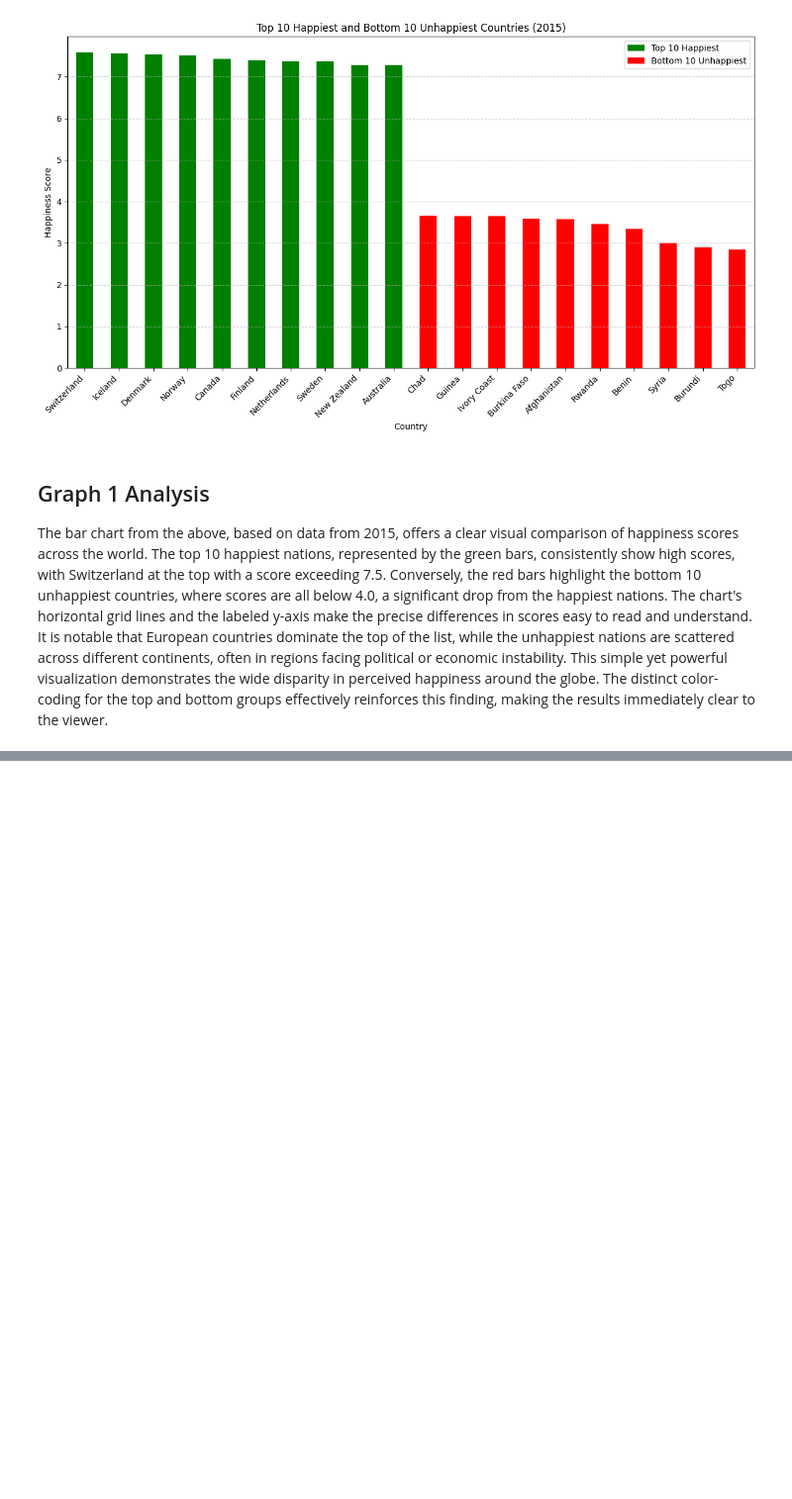
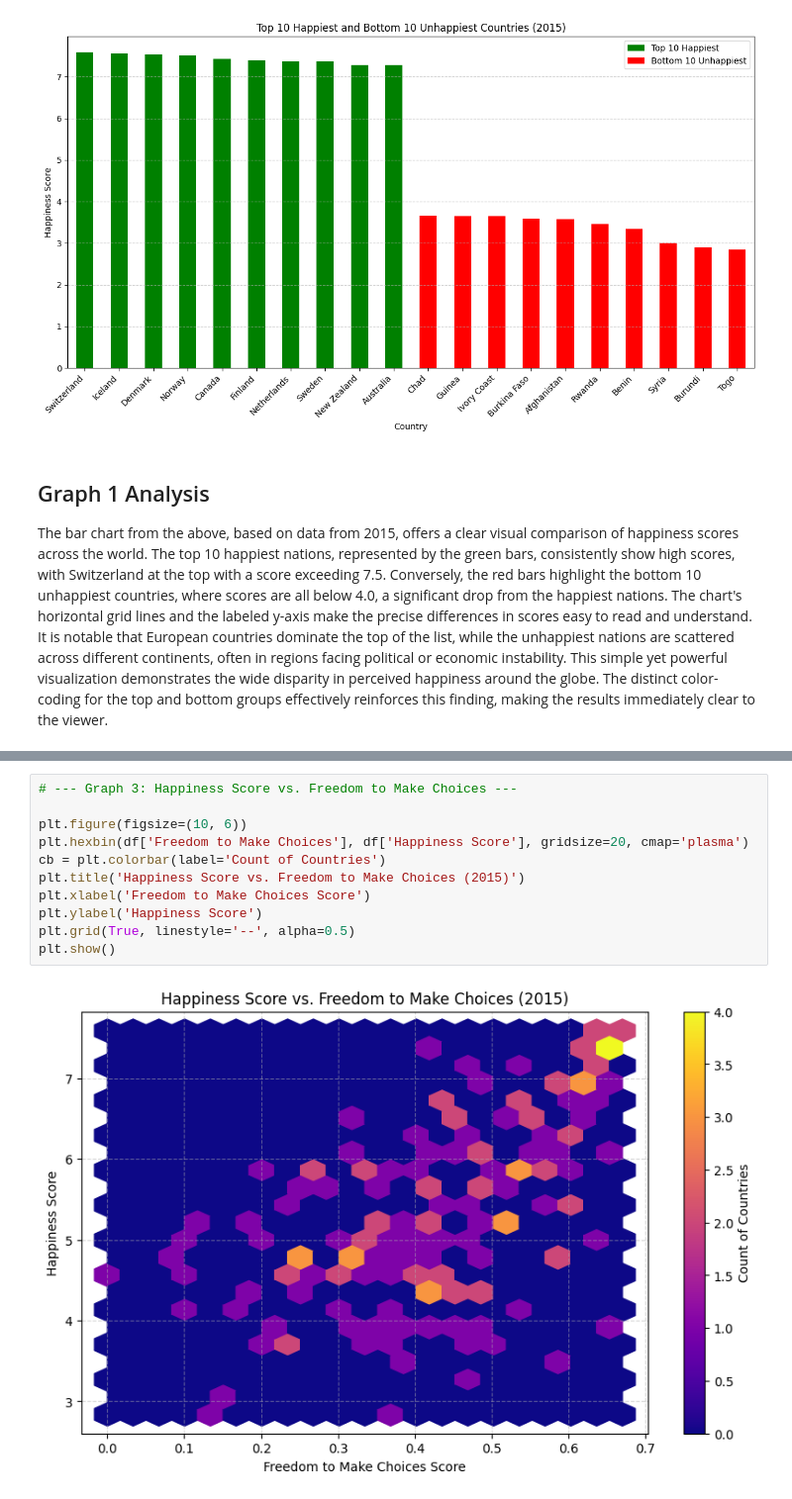
Before and after one commit to surenther/Data-Mining, a Jupyter notebook: Week2/Week2.ipynb, the cells around one changed output, grey strips where cells are left out. Shown at 99% size. Saved outputs shown, nothing was run; the diff lists cells and outputs as text; blank space fills up the shorter version.

```diff
--- a/Week2/Week2.ipynb
+++ b/Week2/Week2.ipynb
@@ -104,0 +123,13 @@ The bar chart from the above, based on data from 2015, offers a clear visual com
+# %%
+# --- Graph 3: Happiness Score vs. Freedom to Make Choices ---
+
+plt.figure(figsize=(10, 6))
+plt.hexbin(df['Freedom to Make Choices'], df['Happiness Score'], gridsize=20, cmap='plasma')
+cb = plt.colorbar(label='Count of Countries')
+plt.title('Happiness Score vs. Freedom to Make Choices (2015)')
+plt.xlabel('Freedom to Make Choices Score')
+plt.ylabel('Happiness Score')
+plt.grid(True, linestyle='--', alpha=0.5)
+plt.show()
+# %% [output]
+[figure, added]
```
Also changed, not shown: parts of 4 cells of this notebook.
